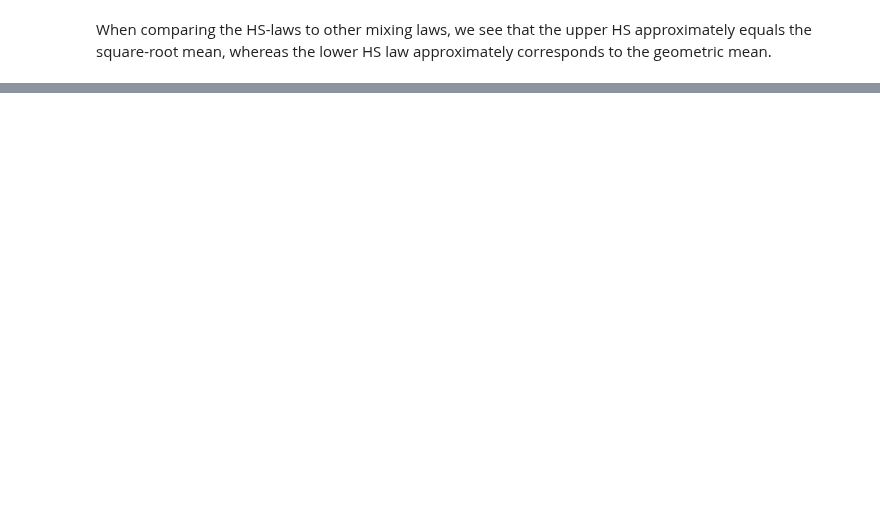
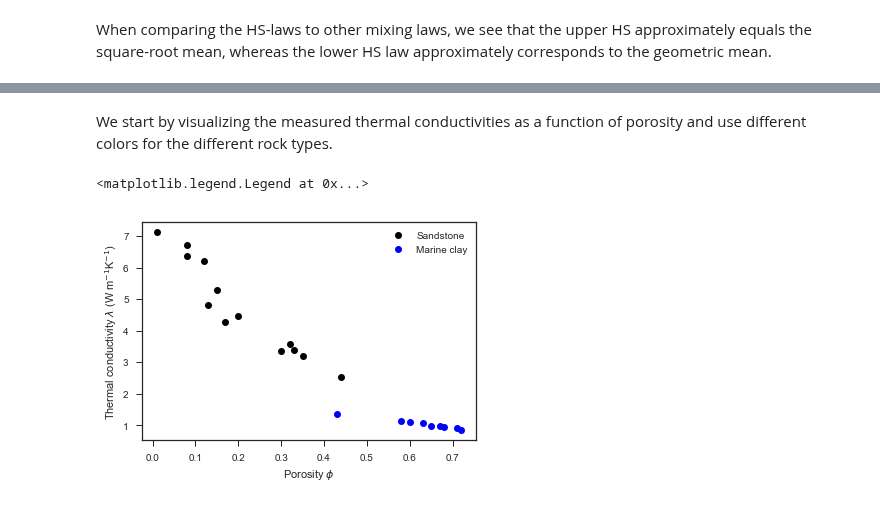
Before and after one commit to Japhiolite/geothermics, a Jupyter notebook: 04_means_and_tensors.ipynb, the cells around one changed output, grey strips where cells are left out. Drawn from its saved outputs; the diff is of its cells as text; code cells hidden in the pictures; blank space fills up the shorter version.

```diff
--- a/04_means_and_tensors.ipynb
+++ b/04_means_and_tensors.ipynb
@@ -78,0 +84,38 @@ When comparing the HS-laws to other mixing laws, we see that the upper HS approx
+# %%
+#                      poro, thermal conductivity
+sandstone = np.array([[0.01,7.12],
+                      [0.08,6.72],
+                      [0.08,6.37],
+                      [0.12,6.20],
+                      [0.15,5.28],
+                      [0.13,4.82],
+                      [0.20,4.47],
+                      [0.17,4.26],
+                      [0.32,3.57],
+                      [0.30,3.34],
+                      [0.33,3.40],
+                      [0.35,3.18],
+                      [0.44,2.53]])
+# %%
+#                        poro, thermal conductivity
+marine_clay = np.array([[0.43, 1.36],
+                        [0.58, 1.14],
+                        [0.60, 1.09],
+                        [0.63, 1.07],
+                        [0.65, 0.99],
+                        [0.67, 0.96],
+                        [0.68, 0.93],
+                        [0.71, 0.91],
+                        [0.72, 0.85]])
+# %% [markdown]
+We start by visualizing the measured thermal conductivities as a function of porosity and use different colors for the different rock types.
+# %%
+fig, ax = plt.subplots()
+ax.plot(sandstone[:,0], sandstone[:,1], "ko", label="Sandstone", zorder=3)
+ax.plot(marine_clay[:,0], marine_clay[:,1], "bo", label="Marine clay", zorder=3)
+ax.set_xlabel("Porosity $\phi$")
+ax.set_ylabel("Thermal conductivity $\lambda$ (W m$^{-1}$K$^{-1}$)")
+ax.legend()
+# %% [output]
+<matplotlib.legend.Legend at 0x...>
+[figure, added]
```
Also changed, not shown: parts of 11 cells of this notebook.
